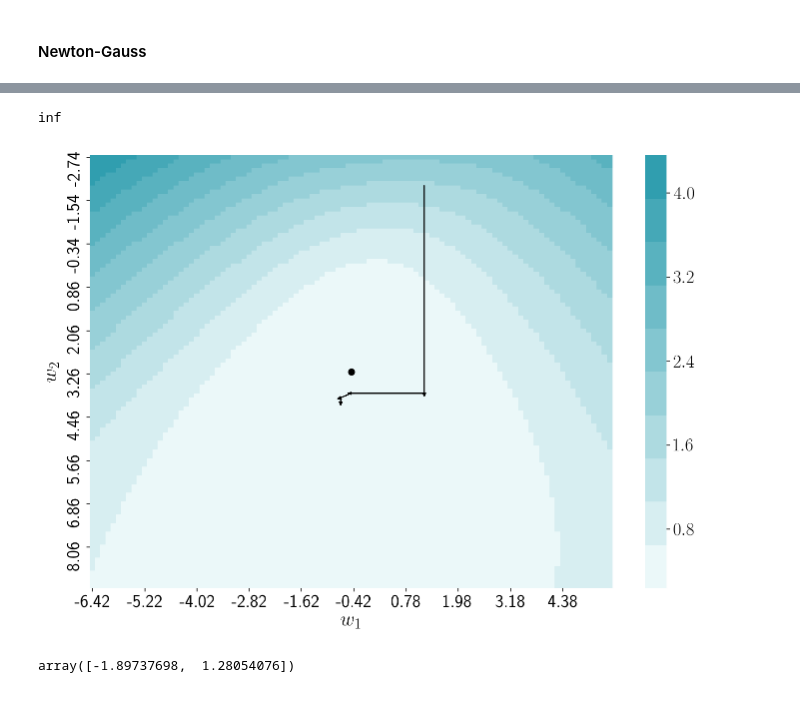
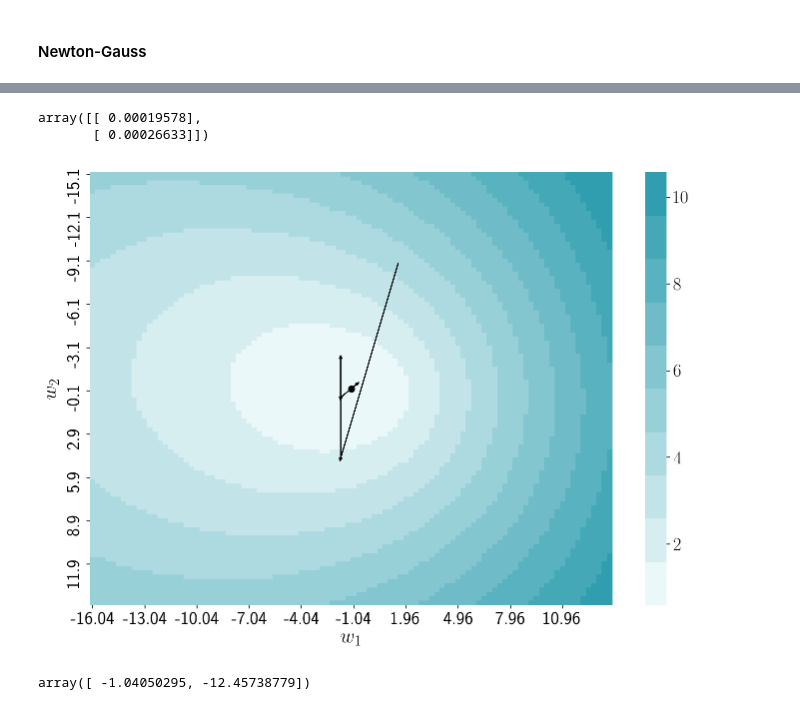
Before and after one commit to Intelligent-Systems-Phystech/2018-Isachenko-QPFSNewton, a Jupyter notebook: code/NNQPFS_v1.ipynb, the cells around one changed output, grey strips where cells are left out. Drawn from its saved outputs; the diff is of its cells as text; code cells hidden in the pictures.

```diff
--- a/code/NNQPFS_v1.ipynb
+++ b/code/NNQPFS_v1.ipynb
@@ -691,7 +691,7 @@ class IRLS:
         if self.add_bias:
             X = np.hstack([X, np.ones((X.shape[0], 1))])
         n_objects, n_features = X.shape
-        self.w = np.random.randn(n_features)
+        self.w = 10 * np.random.randn(n_features)
         for i in range(self.max_iter):
             f = self.predict(X)
             self._w_history.append(self.w)
@@ -722,7 +722,7 @@ class IRLS:
             F = np.sqrt(R).dot(X)
             z = (f - y) * np.sqrt(1. / (f * (1. - f)))
             self.qpfs.get_Qb(F, z)
-            self.qpfs.alpha = self.qpfs.get_alpha(kind=0)
+            self.qpfs.alpha = self.qpfs.get_alpha()
             self.qpfs.solve_problem()
             print('\t ' + ' '.join(['{:.3f}'.format(s) for s in self.qpfs.score]))
             active_idxs = self.qpfs.score > np.min([0.3, (1. / n_features)])
@@ -730,6 +730,7 @@ class IRLS:
             hes = F.T.dot(F)
             jac = F.T.dot(z)
         print('\t', active_idxs)
+        u,s, v = np.linalg.svd(hes)
         cond_1 = np.linalg.cond(hes)
         if cond_1 > 10:
             hes += 1. * np.eye(hes.shape[0])
@@ -738,7 +739,19 @@ class IRLS:
         hes_pinv = np.linalg.pinv(hes)
         w_update = np.zeros_like(self.w)
         w_update[active_idxs] = -hes_pinv.dot(jac)
-        return self.w + w_update
+        t = self._backtracking_linesearch(X, y, jac, w_update, active_idxs)
+        return self.w + t * w_update
+
+    def _backtracking_linesearch(self, X, y, jac, w_update, active_idxs, alpha=0.001, beta=0.8):
+        t = 1
+        loss_old = log_loss(y, self.sigmoid(X.dot(self.w)))
+        for i in range(10):
+            f = self.sigmoid(X.dot(self.w + t * w_update))
+            if log_loss(y, f) < loss_old + alpha * t * w_update[active_idxs].dot(jac):
+                break
+            t = beta * t
+        print('\t', t)
+        return t
 
     @staticmethod
     def sigmoid(x):
@@ -753,8 +766,8 @@ class IRLS:
 from sklearn.datasets import make_blobs
 from sklearn.linear_model import LogisticRegression
 
-X, y = make_blobs(n_samples=300, n_features=2, centers=2, cluster_std=5., random_state=30)
-#X = (X - X.mean(0)) / X.std(axis=0)
+X, y = make_blobs(n_samples=300, n_features=2, centers=2, cluster_std=4., random_state=30)
+X = (X - X.mean(0)) / X.std(axis=0)
 plt.scatter(X[:, 0], X[:, 1], c=y)
 plt.show()
 # %% [output]
@@ -780,47 +804,47 @@ SolverError: Solver 'ECOS' failed. Try another solver.
 # %%
-irls.qpfs.alpha
+irls.qpfs.b
 # %% [output]
-inf
+array([[ 0.00019578],
+       [ 0.00026633]])
 # %%
-dw1, dw2 = 6., 6.
+dw1, dw2 = 15., 15.
 k_grid = 100
 
 Z_grid = np.zeros((k_grid, k_grid))
 X_grid = [W_true[0] - dw1 + 2 * i * dw1 / k_grid for i in range(k_grid)]
 Y_grid = [W_true[1] - dw2 + 2 * j * dw2 / k_grid for j in range(k_grid)]
 
 for i, x_ in enumerate(X_grid):
     for j, y_ in enumerate(Y_grid):
         W = np.array([x_, y_])
         y_pred = irls.sigmoid(X.dot(W))
         Z_grid[i, j] = log_loss(y, y_pred)
 
 Z_grid = pd.DataFrame(Z_grid, columns=[np.round(y_, 2) for y_ in Y_grid], index=[np.round(x_, 2) for x_ in X_grid])
 
 plt.figure(figsize=(10, 7))
 sns.heatmap(Z_grid, cmap=cmap, xticklabels=10, yticklabels=10)
 idx_W_true = nearest_point(W_true[0], W_true[1], X_grid, Y_grid)
 plt.scatter(*idx_W_true, c='k')
 idx_W_prev = nearest_point(irls._w_history[0][0], irls._w_history[0][1], X_grid, Y_grid)
 for i in range(len(irls._w_history) - 1):
     idx_W_next = nearest_point(irls._w_history[i + 1][0], irls._w_history[i + 1][1], X_grid, Y_grid)
     plt.arrow(*idx_W_prev, *[x1 - x2 for x1, x2 in zip(idx_W_next, idx_W_prev)],
           head_width=.5, head_length=.7, fc='k', ec='k')
     idx_W_prev = idx_W_next
 plt.xlabel(r'$w_1$')
 plt.ylabel(r'$w_2$')
 #plt.text(*idx_W_near, r'$\mathbf{w}^0 (\beta=1)$', fontsize=20)
 #plt.text(*idx_W_true, r'$\mathbf{w}^* (\beta=0)$', fontsize=20)
 
 plt.tight_layout()
-#plt.savefig('figs/neural_error.eps', format='eps')
 plt.show()
 # %% [output]
-[figure, old version]
+[figure, new version]
 # %%
-irls._w_history
+irls.w
 # %% [output]
-array([-1.89737698,  1.28054076])
+array([ -1.04050295, -12.45738779])
 # %%
 X, y = load_breast_cancer(return_X_y=True)
 X = (X - X.mean(axis=0)) / X.std(axis=0)
```
Also changed, not shown: parts of 3 cells of this notebook, 1 other file.
